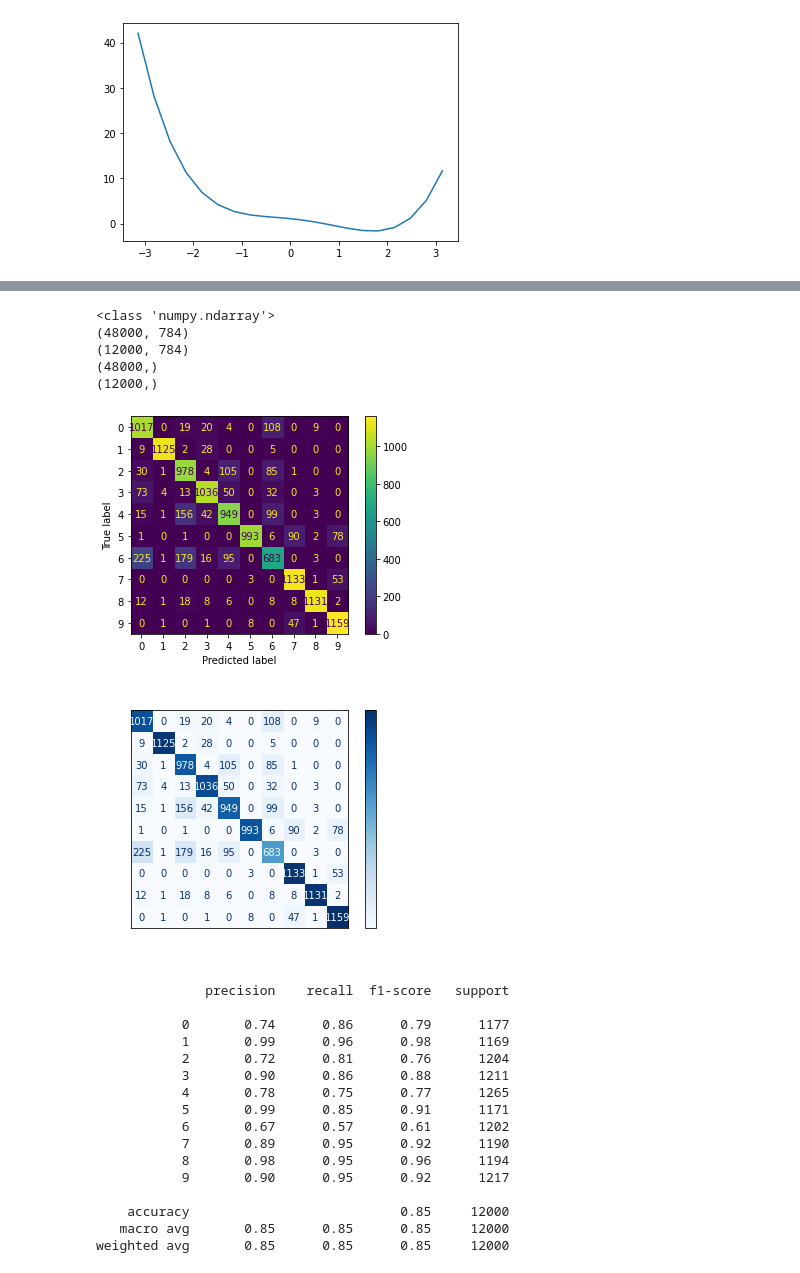
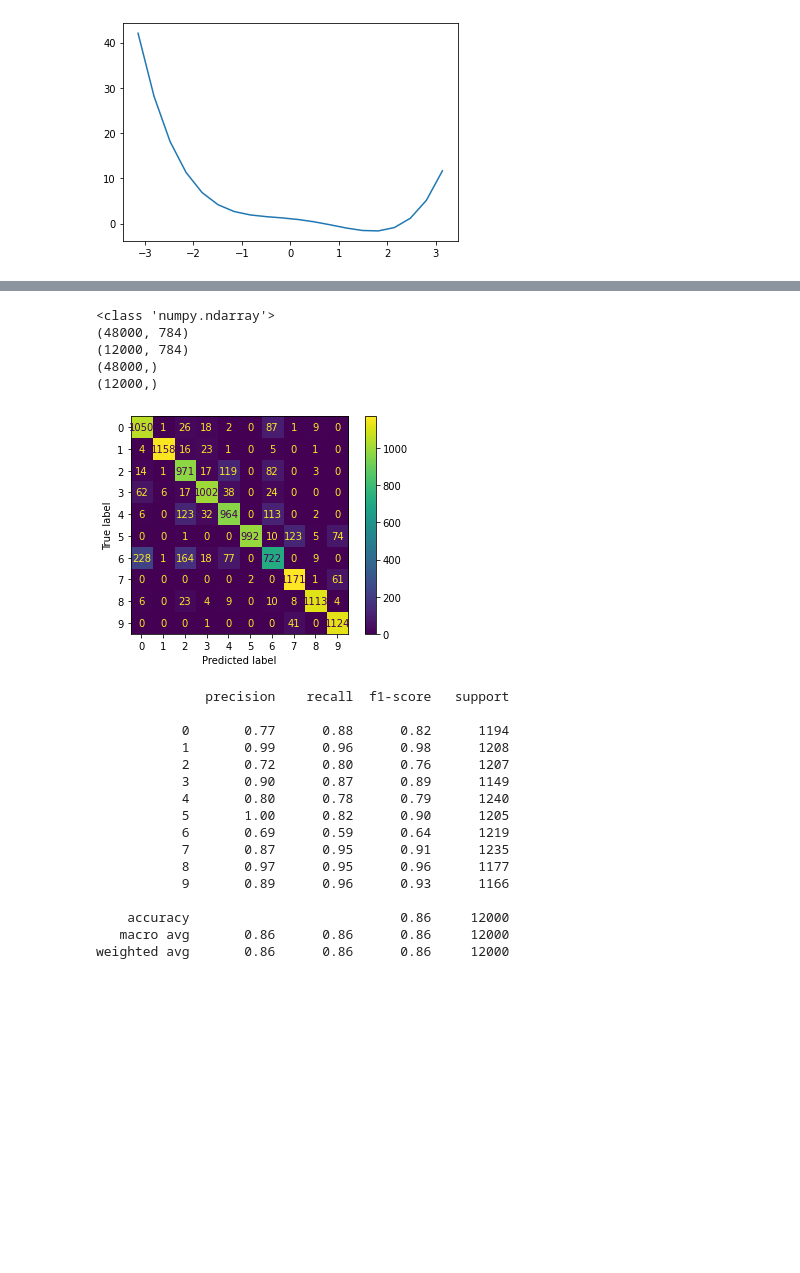
Before and after one commit to eriksali/DNN_2023_DL, a Jupyter notebook: Copy_of_Copy_of_a1_pytorch_sklearn_knn_regression.ipynb, the cells around one changed output, grey strips where cells are left out. Cells and saved outputs as stored; diff of their text form; code cells hidden in the pictures; blank space fills up the shorter version.

```diff
--- a/Copy_of_Copy_of_a1_pytorch_sklearn_knn_regression.ipynb
+++ b/Copy_of_Copy_of_a1_pytorch_sklearn_knn_regression.ipynb
@@ -720,4 +982,12 @@ weighted avg       0.80      0.75      0.75     12000
 # %%
+
+'''
+a1_question_5:  use k-NN classifier to perform recognition
+
+k = 7
+
+'''
+
 
 import pandas as pd
 #from sklearn.datasets import load_breast_cancer
@@ -780,16 +1050,16 @@ print(testLabel.shape)
 #X_train, X_test, y_train, y_test = trainSet, testSet, trainLabel, testLabel
 X_train, X_test, y_train, y_test = train_test_split(trainSet, trainLabel, test_size = 0.2, random_state=None)
 
-
+'''
 print(type(testLabel))
 print(X_train.shape)
 print(X_test.shape)
 print(y_train.shape)
 print(y_test.shape)
-
+'''
 
 # train the model
-knn = KNeighborsClassifier(n_neighbors=3)
+knn = KNeighborsClassifier(n_neighbors=7)
 knn.fit(X_train, y_train)
 y_pred = knn.predict(X_test)
 
@@ -801,7 +1071,7 @@ knn.score(X_test, y_test)
 
 from sklearn.metrics import confusion_matrix
 
-cm = confusion_matrix(y_test, y_pred)
+cm = confusion_matrix(y_test,y_pred)
 cm
 
 
@@ -814,49 +1084,49 @@ from sklearn.metrics import plot_confusion_matrix
 from sklearn import metrics
 
 confusion_matrix = metrics.confusion_matrix(y_test, y_pred)
 
 ##cm_display = metrics.ConfusionMatrixDisplay(confusion_matrix = confusion_matrix, display_labels = [False, True])
 cm_display = metrics.ConfusionMatrixDisplay(confusion_matrix = confusion_matrix)
 
 cm_display.plot()
 plt.show()
 
+'''
 color = 'white'
 matrix = plot_confusion_matrix(knn, X_test, y_test, cmap=plt.cm.Blues)
 matrix.ax_.set_title('Confusion Matrix', color=color)
 plt.xlabel('Predicted Label', color=color)
 plt.ylabel('True Label', color=color)
 plt.gcf().axes[0].tick_params(colors=color)
 plt.gcf().axes[1].tick_params(colors=color)
 plt.show()
-
+'''
 
 # Run the classification report
 
 from sklearn.metrics import classification_report
 
 print(classification_report(y_test, y_pred))
 # %% [output]
 <class 'numpy.ndarray'>
 (48000, 784)
 (12000, 784)
 (48000,)
 (12000,)
-[figure, old version]
+[figure, new version]
-[figure, removed]
               precision    recall  f1-score   support
 
-           0       0.74      0.86      0.79      1177
-           1       0.99      0.96      0.98      1169
-           2       0.72      0.81      0.76      1204
-           3       0.90      0.86      0.88      1211
-           4       0.78      0.75      0.77      1265
-           5       0.99      0.85      0.91      1171
-           6       0.67      0.57      0.61      1202
-           7       0.89      0.95      0.92      1190
-           8       0.98      0.95      0.96      1194
-           9       0.90      0.95      0.92      1217
+           0       0.77      0.88      0.82      1194
+           1       0.99      0.96      0.98      1208
+           2       0.72      0.80      0.76      1207
+           3       0.90      0.87      0.89      1149
+           4       0.80      0.78      0.79      1240
+           5       1.00      0.82      0.90      1205
+           6       0.69      0.59      0.64      1219
+           7       0.87      0.95      0.91      1235
+           8       0.97      0.95      0.96      1177
+           9       0.89      0.96      0.93      1166
 
-    accuracy                           0.85     12000
-   macro avg       0.85      0.85      0.85     12000
-weighted avg       0.85      0.85      0.85     12000
+    accuracy                           0.86     12000
+   macro avg       0.86      0.86      0.86     12000
+weighted avg       0.86      0.86      0.86     12000
```
Also changed, not shown: parts of 19 cells of this notebook.
